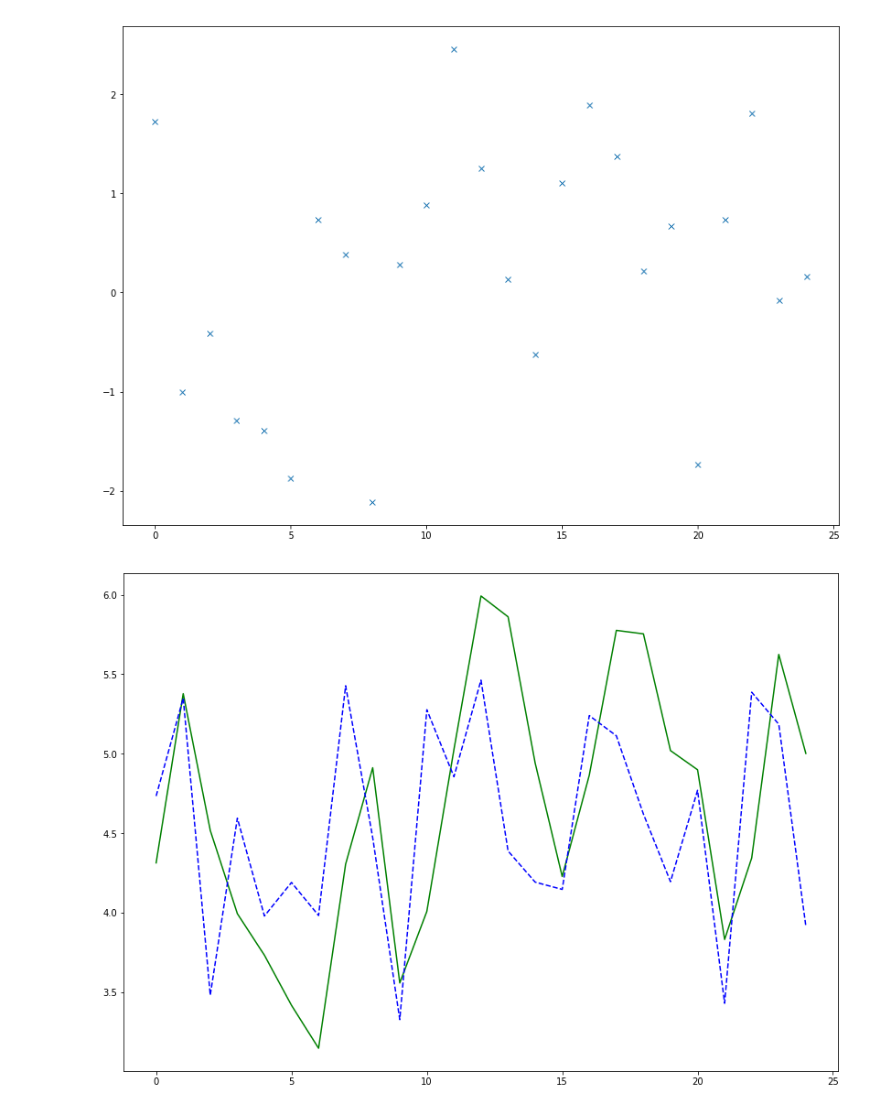
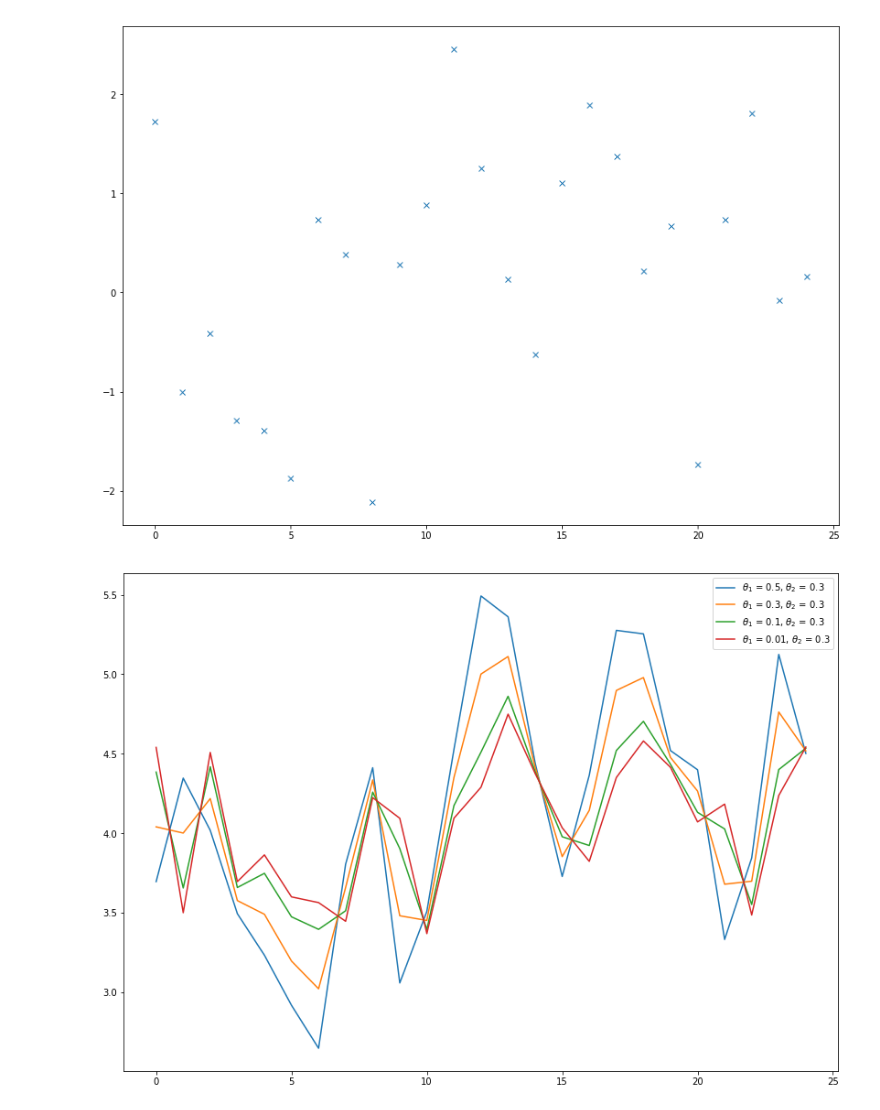
Before and after one commit to cameroncarsley/GEOS_518, a Jupyter notebook: MA_processes/GEOS518_MovingAverage_processes.ipynb, the cells around one changed output. Saved outputs shown, nothing was run; the diff lists cells and outputs as text; code cells hidden in the pictures.

Commit message:
Moving average processes with different theta1

```diff
--- a/MA_processes/GEOS518_MovingAverage_processes.ipynb
+++ b/MA_processes/GEOS518_MovingAverage_processes.ipynb
@@ -25,44 +25,50 @@ plt.show()
 # %% [output]
 [figure]
 # %%
-mu = 4.5
-theta1 = 0.5
-theta2 = 0.3
+mu = 4.0
+theta1 = [0.5, 0.3, 0.1, 0.01]
+theta2 = [0.3, 0.3, 0.3, 0.3]
 std_eps = 1.3
 
 # create a storage container for our MA process
-Z1_t = np.zeros((N,1))
-Z2_t = np.zeros((N,1))
+Z_t = np.zeros((N,4))
+#Z2_t = np.zeros((N,1))
 T = np.arange(0, N, 1)
 
 # Create the values of the nose process at timesteps t-1 and t-2 to initiate the model
 eps_tm1 = np.random.normal(0.0, std_eps, 1)
 eps_tm2 = np.random.normal(0.0, std_eps, 1)
 
-
-for t in T:
-    if t==0:
-        Z1_t[t] = mu + theta1*eps_tm1 + theta2*eps_tm2
-    if t == 1:
-        Z1_t[t] = mu + theta1*eps_t[t-1] + theta2*eps_tm1
-    if t > 1:
-        Z1_t[t] = mu + theta1*eps_t[t-1] + theta2*eps_t[t-2]
+plt.figure(figsize=(14, 10))
 
 
-for t in T:
-    if t==0:
-        Z2_t[t] = mu + theta1*eps_tm1 - theta2*eps_tm2
-    if t == 1:
-        Z2_t[t] = mu + theta1*eps_t[t-1] - theta2*eps_tm1
-    if t > 1:
-        Z2_t[t] = mu + theta1*eps_t[t-1] - theta2*eps_t[t-2]
+for i in np.arange(0, 4, 1):
+    for t in T:
+        if t==0:
+            Z_t[t] = mu + theta1[i]*eps_tm1 + theta2[i]*eps_tm2
+        if t==1:
+            Z_t[t] = mu + theta1[i]*eps_t[t-1] + theta2[i]*eps_tm1
+        if t>1:
+            Z_t[t] = mu + theta1[i]*eps_t[t-1] + theta2[i]*eps_t[t-2]
+
+    Zlabel=r"$\theta_1$ = "+str(theta1[i])+r", $\theta_2$ = "+str(theta2[i])#
+    plt.plot(T,Z_t[:,i],label=Zlabel)
+
+#for t in T:
+#    if t==0:
+#        Z2_t[t] = mu + theta1*eps_tm1 - theta2*eps_tm2
+#    if t == 1:
+#        Z2_t[t] = mu + theta1*eps_t[t-1] - theta2*eps_tm1
+#    if t > 1:
+#        Z2_t[t] = mu + theta1*eps_t[t-1] - theta2*eps_t[t-2]
 
 
+plt.legend()
+plt.show()
 
-
-plt.figure(figsize=(14, 10))
-plt.plot(T, Z1_t, 'g-', label='Z1_t')
-plt.plot( T, Z2_t, 'b--')
-plt.show()
+#plt.figure(figsize=(14, 10))
+#plt.plot(T, Z1_t, 'g-', label='Z1_t')
+#plt.plot( T, Z2_t, 'b--')
+#plt.show()
 # %% [output]
-[figure, old version]
+[figure, new version]
```
Also changed, not shown: parts of 1 cell of this notebook.
